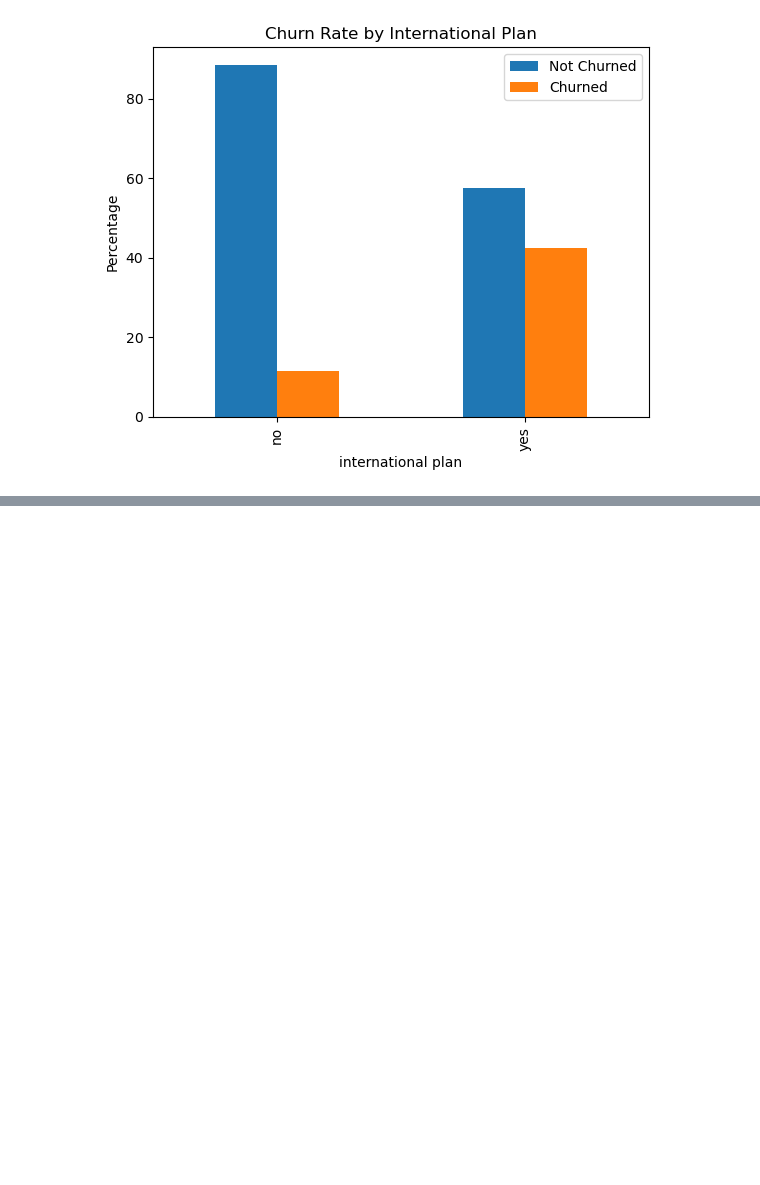
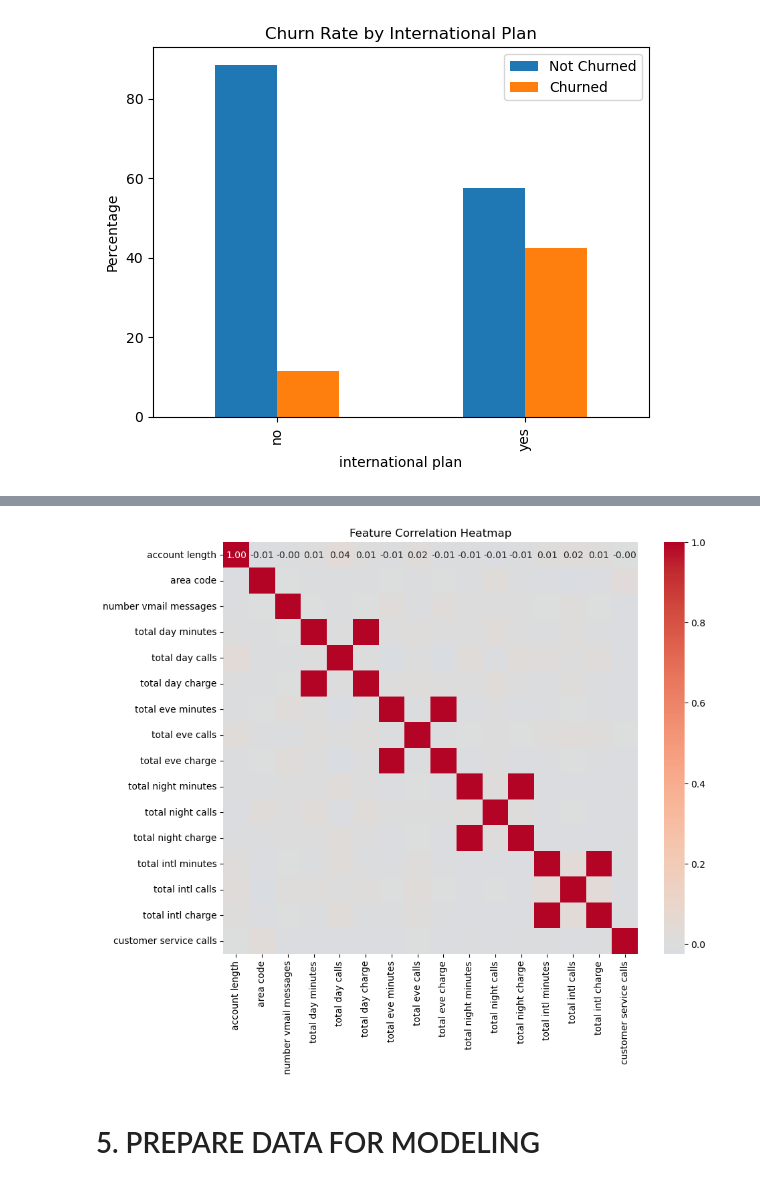
Before and after one commit to wambomuchiri-cell/PHASE-3-PROJECT, a Jupyter notebook: Untitled-1.ipynb, the cells around one changed output, grey strips where cells are left out. Saved outputs shown, nothing was run; the diff lists cells and outputs as text; code cells hidden in the pictures; blank space fills up the shorter version.

```diff
--- a/Untitled-1.ipynb
+++ b/Untitled-1.ipynb
@@ -194,0 +217,11 @@ if 'international plan' in df_clean.columns:
+# %%
+# Visual 4: Correlation heatmap
+plt.figure(figsize=(10, 8))
+numeric_df = df_clean.select_dtypes(include=[np.number])
+sns.heatmap(numeric_df.corr(), annot=True, cmap='coolwarm', center=0, fmt='.2f')
+plt.title('Feature Correlation Heatmap')
+plt.show()
+# %% [output]
+[figure, added]
+# %% [markdown]
+# 5. PREPARE DATA FOR MODELING
```
Also changed, not shown: parts of 24 cells of this notebook.
